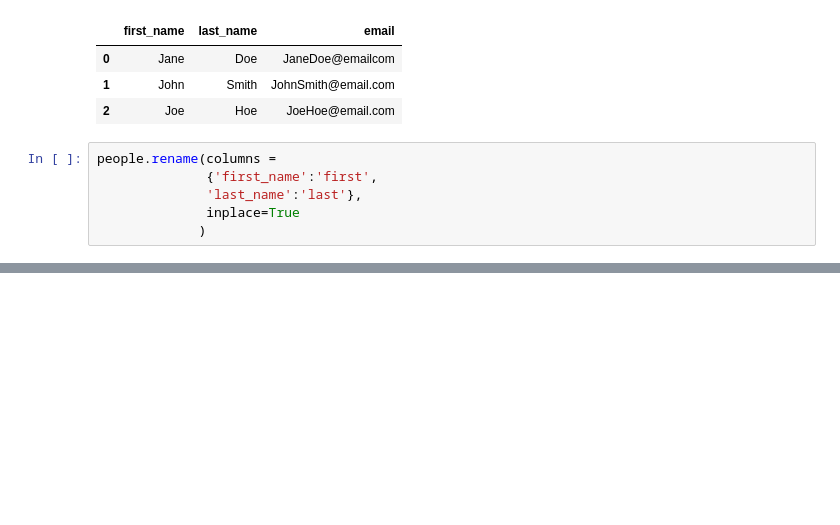
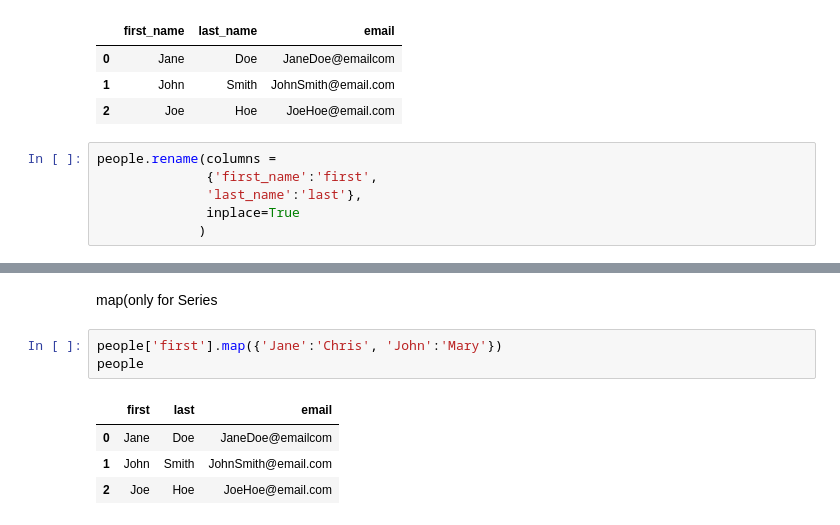
Before and after one commit to jpark0116/pandaspractice, a Jupyter notebook: library practice.ipynb, the cells around one changed output, grey strips where cells are left out. Saved outputs shown, nothing was run; the diff lists cells and outputs as text; blank space fills up the shorter version.

```diff
--- a/library practice.ipynb
+++ b/library practice.ipynb
@@ -45,0 +167,10 @@ people
+# %% [markdown]
+map(only for Series
+# %%
+people['first'].map({'Jane':'Chris', 'John':'Mary'})
+people
+# %% [output]
+|  | first | last | email |
+| 0 | Jane | Doe | JaneDoe@emailcom |
+| 1 | John | Smith | JohnSmith@email.com |
+| 2 | Joe | Hoe | JoeHoe@email.com |
```
Also changed, not shown: parts of 28 cells of this notebook, 1 other file.
